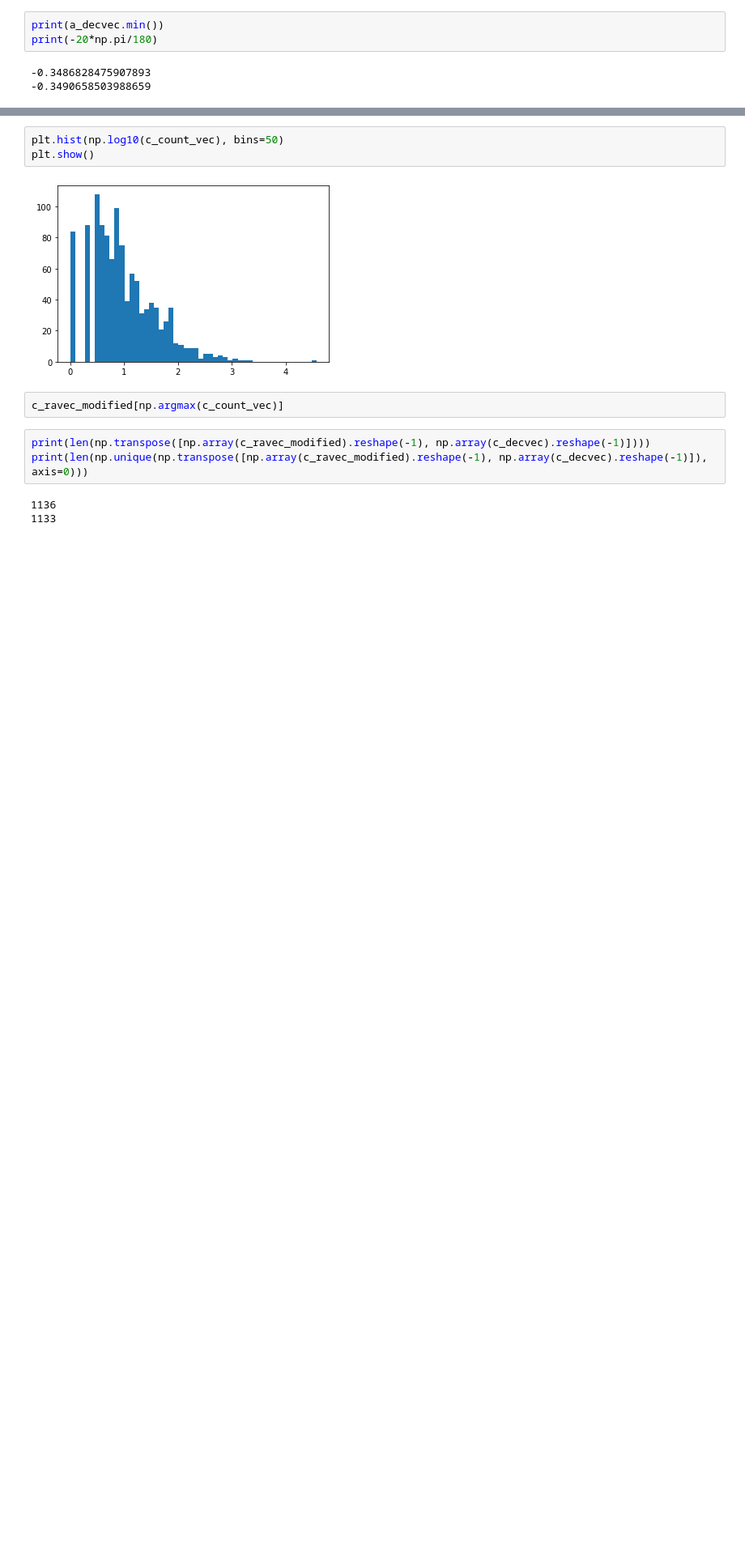
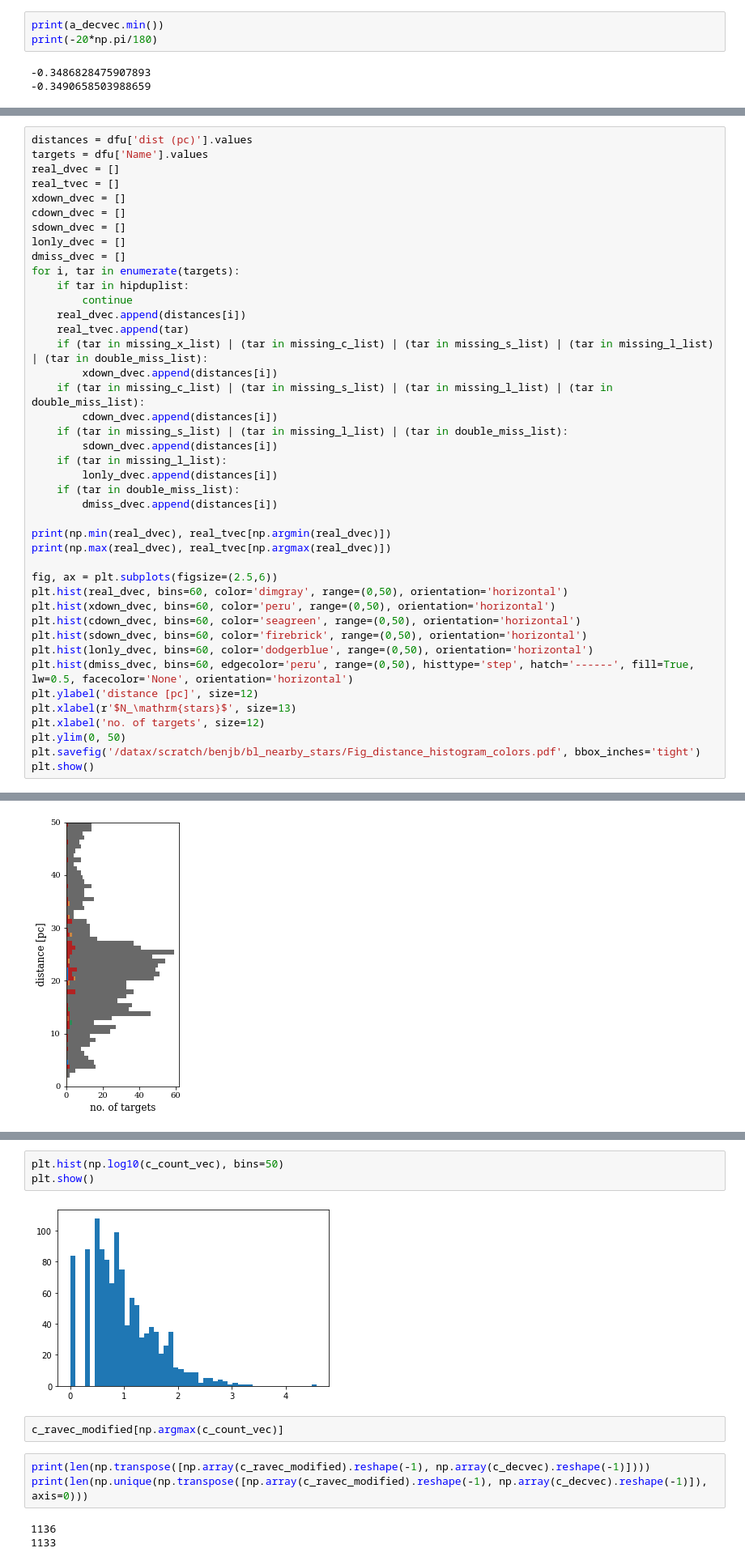
Before and after one commit to bjacobell/nearby-stars, a Jupyter notebook: plot_star_sample.ipynb, the cells around one changed output, grey strips where cells are left out. Shown at 81% size. Cells and saved outputs as stored; diff of their text form; blank space fills up the shorter version.

```diff
--- a/plot_star_sample.ipynb
+++ b/plot_star_sample.ipynb
@@ -183,0 +482,43 @@ plt.show()
+# %%
+distances = dfu['dist (pc)'].values
+targets = dfu['Name'].values
+real_dvec = []
+real_tvec = []
+xdown_dvec = []
+cdown_dvec = []
+sdown_dvec = []
+lonly_dvec = []
+dmiss_dvec = []
+for i, tar in enumerate(targets):
+    if tar in hipduplist:
+        continue
+    real_dvec.append(distances[i])
+    real_tvec.append(tar)
+    if (tar in missing_x_list) | (tar in missing_c_list) | (tar in missing_s_list) | (tar in missing_l_list) | (tar in double_miss_list):
+        xdown_dvec.append(distances[i])
+    if (tar in missing_c_list) | (tar in missing_s_list) | (tar in missing_l_list) | (tar in double_miss_list):
+        cdown_dvec.append(distances[i])
+    if (tar in missing_s_list) | (tar in missing_l_list) | (tar in double_miss_list):
+        sdown_dvec.append(distances[i])
+    if (tar in missing_l_list):
+        lonly_dvec.append(distances[i])
+    if (tar in double_miss_list):
+        dmiss_dvec.append(distances[i])
+
+print(np.min(real_dvec), real_tvec[np.argmin(real_dvec)])
+print(np.max(real_dvec), real_tvec[np.argmax(real_dvec)])
+
+fig, ax = plt.subplots(figsize=(2.5,6))
+plt.hist(real_dvec, bins=60, color='dimgray', range=(0,50), orientation='horizontal')
+plt.hist(xdown_dvec, bins=60, color='peru', range=(0,50), orientation='horizontal')
+plt.hist(cdown_dvec, bins=60, color='seagreen', range=(0,50), orientation='horizontal')
+plt.hist(sdown_dvec, bins=60, color='firebrick', range=(0,50), orientation='horizontal')
+plt.hist(lonly_dvec, bins=60, color='dodgerblue', range=(0,50), orientation='horizontal')
+plt.hist(dmiss_dvec, bins=60, edgecolor='peru', range=(0,50), histtype='step', hatch='------', fill=True, lw=0.5, facecolor='None', orientation='horizontal')
+plt.ylabel('distance [pc]', size=12)
+plt.xlabel(r'$N_\mathrm{stars}$', size=13)
+plt.xlabel('no. of targets', size=12)
+plt.ylim(0, 50)
+plt.savefig('/datax/scratch/benjb/bl_nearby_stars/Fig_distance_histogram_colors.pdf', bbox_inches='tight')
+plt.show()
+# %% [output]
@@ -183,0 +527 @@ plt.show()
+[figure, added]
```
Also changed, not shown: parts of 15 cells of this notebook, 32 other files.
